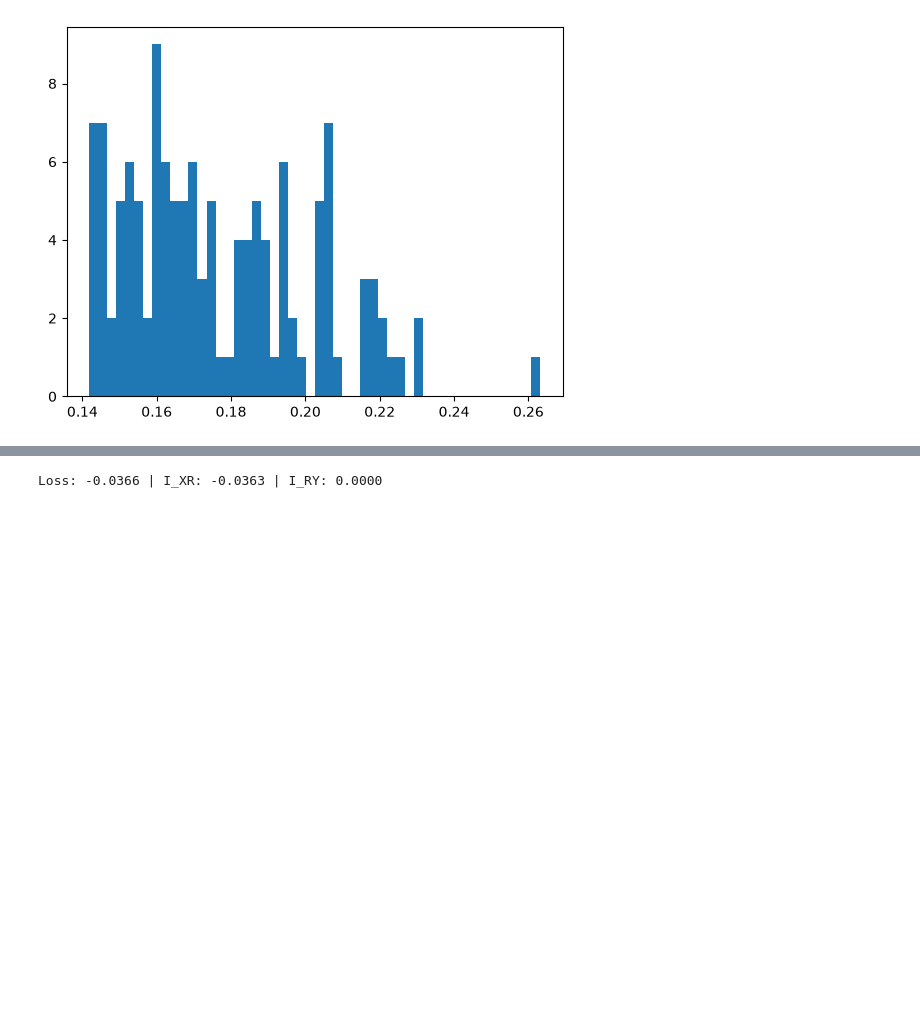
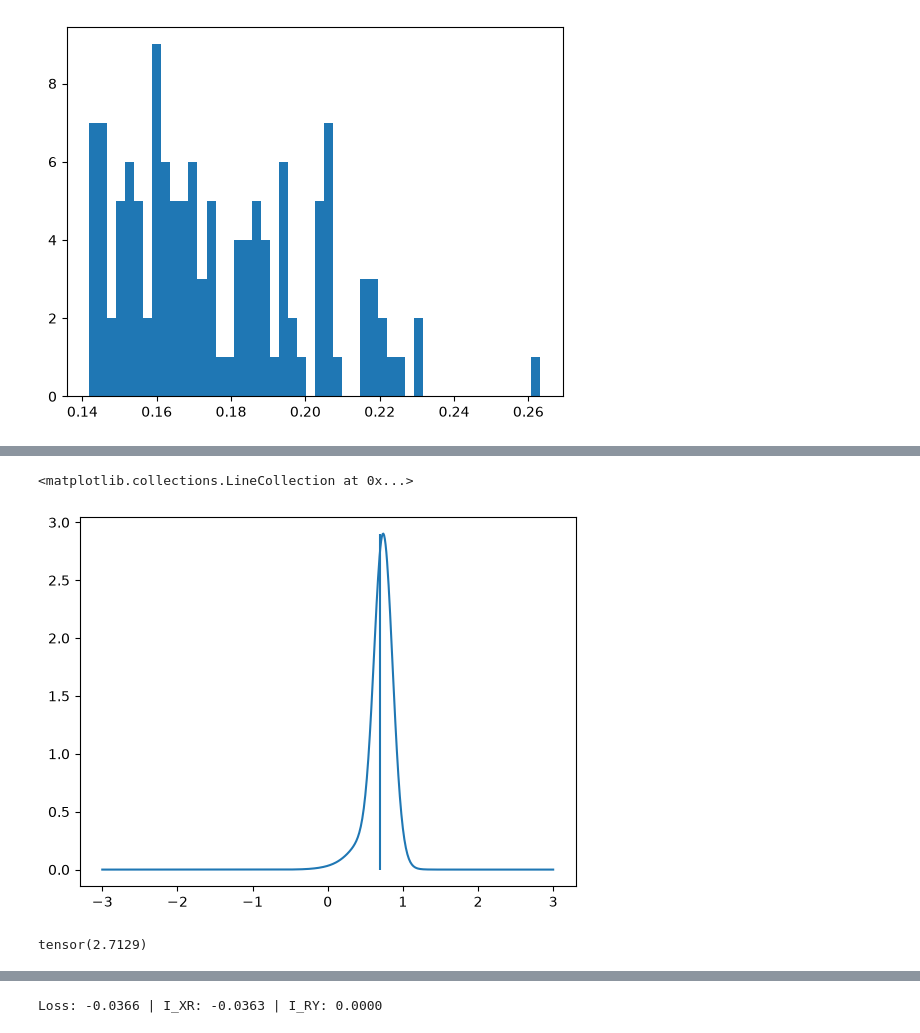
Before and after one commit to jacobaparker/behavioral_data_reanalyses_IB, a Jupyter notebook: Tavoni_Complexity/continuous_IB.ipynb, the cells around one changed output, grey strips where cells are left out. Drawn from its saved outputs; the diff is of its cells as text; code cells hidden in the pictures; blank space fills up the shorter version.

```diff
--- a/Tavoni_Complexity/continuous_IB.ipynb
+++ b/Tavoni_Complexity/continuous_IB.ipynb
@@ -1818,0 +2074,23 @@ def I_XR_est(
+# %%
+y_test = torch.arange(-3,3+0.01,0.01)
+log_f_ygx_test = log_f_source_g_observations(
+        y_test,
+        x,
+        observation_var=observation_var,
+        source_mean=source_mean,
+        source_var=source_var,
+        hazard_rate=hazard,
+        return_each_timestep=False,
+        return_mse_optimal_estimate=False
+    )
+# %%
+ind = 6
+plt.plot(y_test, torch.exp(log_f_ygx_test[ind]))
+plt.vlines(y[ind], ymin=0, ymax=torch.exp(log_f_ygx_test[ind]).max())
+# %% [output]
+<matplotlib.collections.LineCollection at 0x...>
+[figure, added]
+# %%
+torch.exp(log_f_ygx[ind])
+# %% [output]
+tensor(2.7129)
```
Also changed, not shown: parts of 42 cells of this notebook.
